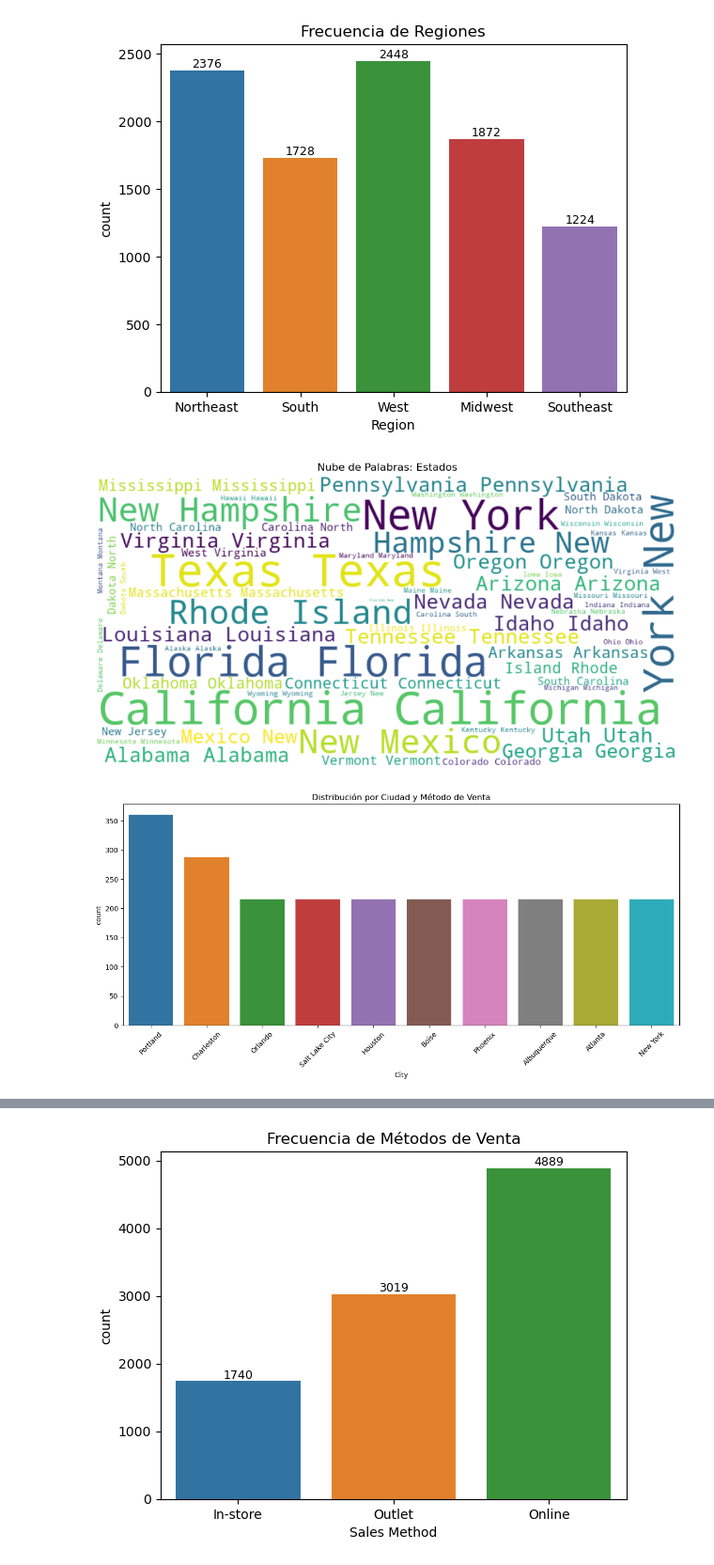
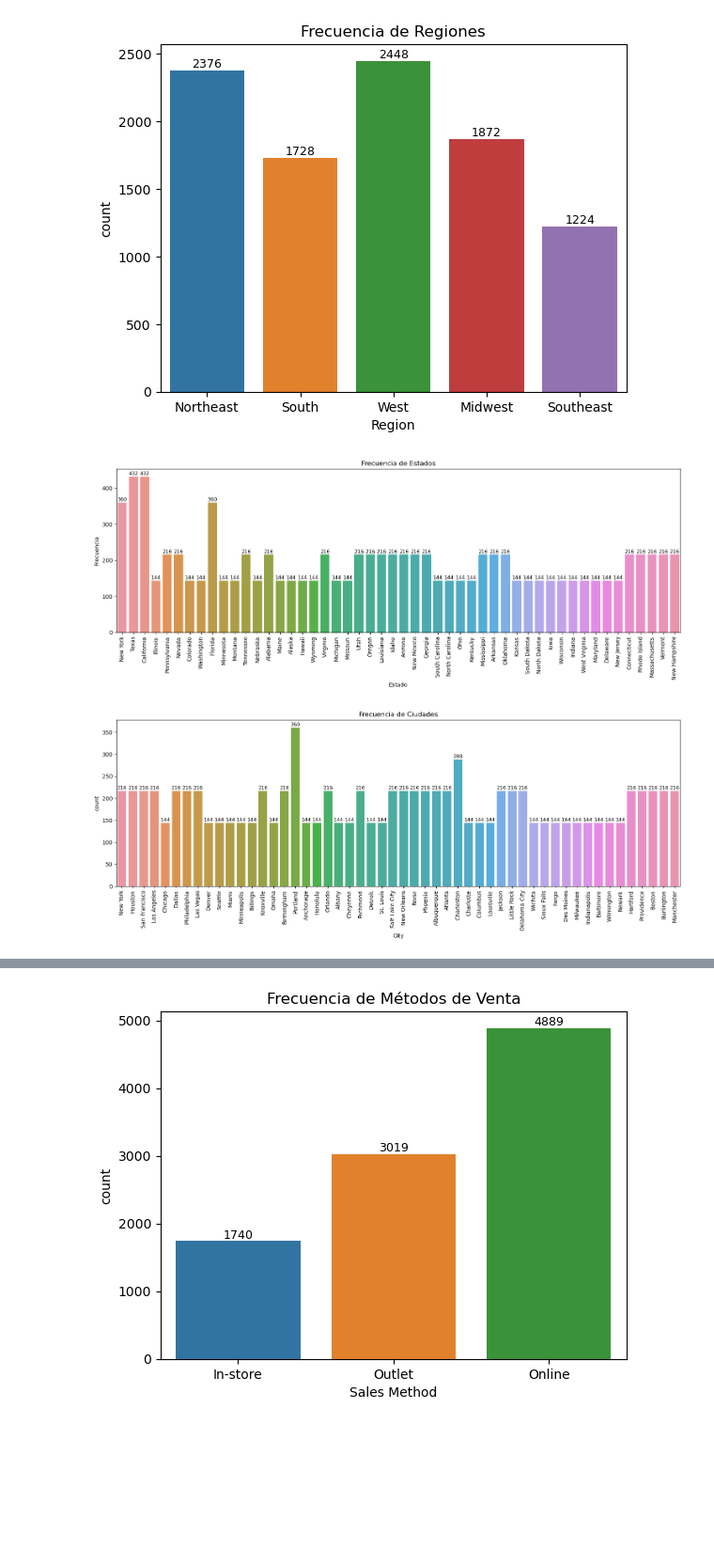
Before and after one commit to Dilmer-Rojas/Ventas_Adidas, a Jupyter notebook: notebooks/1.EDA.ipynb, the cells around one changed output, grey strips where cells are left out. Shown at 94% size. Saved outputs shown, nothing was run; the diff lists cells and outputs as text; code cells hidden in the pictures; blank space fills up the shorter version.

```diff
--- a/notebooks/1.EDA.ipynb
+++ b/notebooks/1.EDA.ipynb
@@ -464,25 +475,36 @@ plt.show()
 # %% [output]
 [figure]
 # %%
-from wordcloud import WordCloud
-
-state_text = ' '.join(df['State'])
-wordcloud = WordCloud(width=800, height=400, background_color='white').generate(state_text)
-
-plt.figure(figsize=(12,6))
-plt.imshow(wordcloud, interpolation='bilinear')
-plt.axis('off')
-plt.title("Nube de Palabras: Estados")
+plt.figure(figsize=(15, 6))  # Tamaño correcto de la figura
+ax = sns.countplot(x=df['State'])
+# Añadir los valores encima de cada barra
+for p in ax.patches:
+    altura = p.get_height()
+    ax.text(p.get_x() + p.get_width() / 2,     # posición x: centro de la barra
+            altura + 1,                        # posición y: un poco arriba del borde
+            int(altura),                       # valor a mostrar
+            ha='center', va='bottom', fontsize=9)
+plt.xticks(rotation=90, fontsize=10)  # Rotación y tamaño de fuente en una sola línea
+plt.title("Frecuencia de Estados")
+plt.xlabel("Estado")
+plt.ylabel("Frecuencia")
+plt.tight_layout()  # Ajustar para que no se corten los textos
 plt.show()
 # %% [output]
-[figure, old version]
+[figure, new version]
 # %%
-plt.figure(figsize=(12,6))
-sns.countplot(data=df, x='City', order=df['City'].value_counts().index[:10])
-plt.xticks(rotation=45)
-plt.title("Distribución por Ciudad y Método de Venta")
+plt.figure(figsize=(15, 6))
+ax = sns.countplot(x=df['City'])
+for p in ax.patches:
+    altura = p.get_height()
+    ax.text(p.get_x() + p.get_width() / 2,     # posición x: centro de la barra
+            altura + 1,                        # posición y: un poco arriba del borde
+            int(altura),                       # valor a mostrar
+            ha='center', va='bottom', fontsize=9)
+plt.xticks(rotation=90)
+plt.title("Frecuencia de Ciudades")
 plt.tight_layout()
 plt.show()
 # %% [output]
-[figure, old version]
+[figure, new version]
 # %%
```
Also changed, not shown: parts of 3 cells of this notebook, 2 other files.
